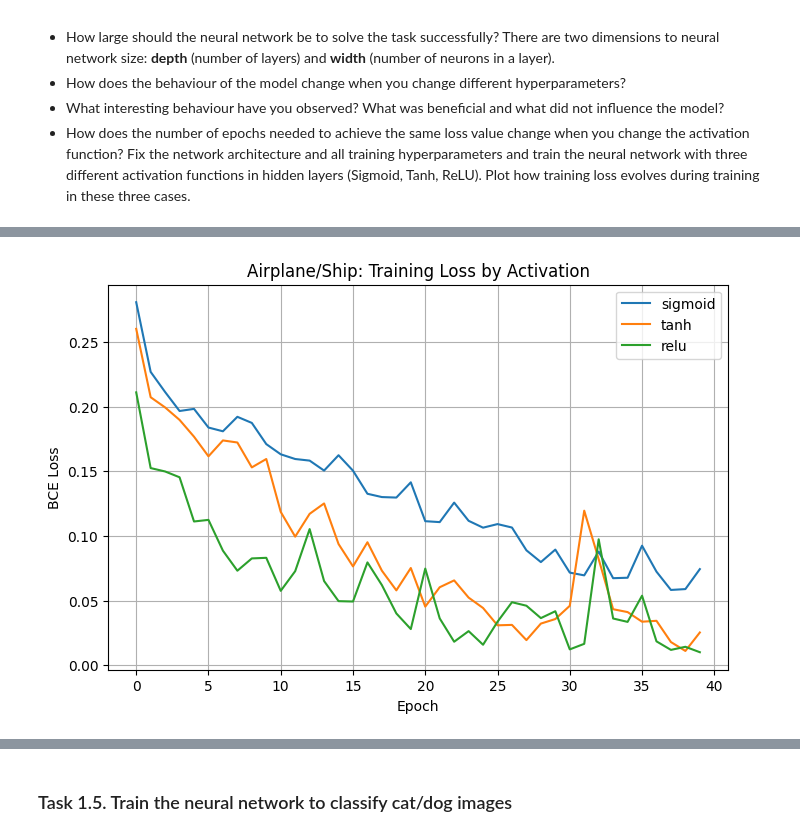
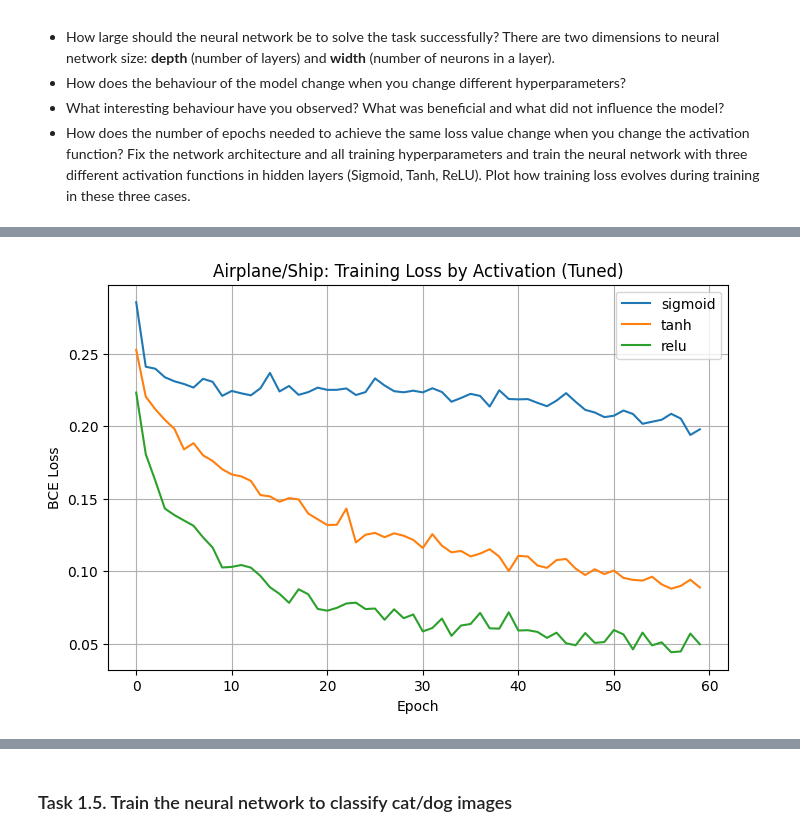
Before and after one commit to aymanapatel/nebius-assignments, a Jupyter notebook: module1/assignment2/homework_CIFAR10.ipynb, the cells around one changed output, grey strips where cells are left out. Saved outputs shown, nothing was run; the diff lists cells and outputs as text; code cells hidden in the pictures.

```diff
--- a/module1/assignment2/homework_CIFAR10.ipynb
+++ b/module1/assignment2/homework_CIFAR10.ipynb
@@ -303,9 +301,12 @@ After you've done experimenting, describe your findings. Try to answer the follo
 - What interesting behaviour have you observed? What was beneficial and what did not influence the model?
 - How does the number of epochs needed to achieve the same loss value change when you change the activation function? Fix the network architecture and all training hyperparameters and train the neural network with three different activation functions in hidden layers (Sigmoid, Tanh, ReLU). Plot how training loss evolves during training in these three cases.
 # %%
-# Experiment: airplane/ship classification target > 0.94
+import torch
+from torch.utils.data import DataLoader, TensorDataset
+import matplotlib.pyplot as plt
 
-def run_binary_experiment(train_df, test_df, hidden_sizes, activation, use_batchnorm=False, dropout=0.0, lr=1e-3, epochs=25, batch_size=128):
+# Added weight_decay to parameters
+def run_binary_experiment(train_df, test_df, hidden_sizes, activation, use_batchnorm=False, dropout=0.0, lr=1e-3, weight_decay=0.0, epochs=25, batch_size=128):
     X_train = torch.tensor(train_df.drop(columns=['label']).values / 255.0, dtype=torch.float32)
     y_train = torch.tensor(train_df['label'].values, dtype=torch.float32)
     X_test = torch.tensor(test_df.drop(columns=['label']).values / 255.0, dtype=torch.float32)
@@ -316,29 +317,33 @@ def run_binary_experiment(train_df, test_df, hidden_sizes, activation, use_batch
 
     model = Net(hidden_sizes=hidden_sizes, activation=activation, use_batchnorm=use_batchnorm, dropout=dropout)
     criterion_local = torch.nn.BCELoss()
-    optimizer_local = torch.optim.Adam(model.parameters(), lr=lr)
+
+    # Passed weight_decay to optimizer
+    optimizer_local = torch.optim.Adam(model.parameters(), lr=lr, weight_decay=weight_decay)
 
     model = train(model, train_loader_local, criterion_local, optimizer_local, epochs)
     test_loss, test_acc = evaluate(model, test_loader_local, criterion_local)
 
     return model, test_loss, test_acc
 
-# Best model search (lightweight)
+# Best model search (Tuned)
 binary_results = {}
 model_relu, loss_relu, acc_relu = run_binary_experiment(
     train_data_frog_ship,
     test_data_frog_ship,
-    hidden_sizes=(512, 256),
+    hidden_sizes=(1024, 512, 256), # Increased capacity
     activation='relu',
     use_batchnorm=True,
-    dropout=0.2,
-    lr=1e-3,
-    epochs=25,
+    dropout=0.35,                  # Increased dropout
+    lr=5e-4,                       # Decreased learning rate
+    weight_decay=1e-4,             # Added L2 regularization
+    epochs=60,                     # Increased epochs
+    batch_size=64                  # Decreased batch size
 )
 binary_results['relu_best'] = {'loss': loss_relu, 'acc': acc_relu}
 print(f"Best airplane/ship model -> loss: {loss_relu:.4f}, acc: {acc_relu:.4f}")
 
-# Activation comparison on fixed architecture
+# Activation comparison using best tuned airplane/ship config
 activation_histories = {}
 activation_metrics = {}
 for act in ['sigmoid', 'tanh', 'relu']:
@@ -347,20 +352,21 @@ for act in ['sigmoid', 'tanh', 'relu']:
         test_data_frog_ship,
         hidden_sizes=(1024, 512, 256),
         activation=act,
-        # optimizer=AdamW(lr=3e-4, weight_decay=1e-4),
         use_batchnorm=True,
-        dropout=0.0,
-        lr=1e-3,
-        epochs=40,
-        batch_size=256
+        dropout=0.35,
+        lr=5e-4,
+        weight_decay=1e-4,
+        epochs=60,
+        batch_size=64
     )
     activation_histories[act] = model_act.loss_history
     activation_metrics[act] = (loss_act, acc_act)
 
+# The original graph
 plt.figure(figsize=(8, 5))
 for act in ['sigmoid', 'tanh', 'relu']:
     plt.plot(activation_histories[act], label=act)
-plt.title('Airplane/Ship: Training Loss by Activation')
+plt.title('Airplane/Ship: Training Loss by Activation (Tuned)')
 plt.xlabel('Epoch')
 plt.ylabel('BCE Loss')
 plt.legend()
@@ -378,2 +384,2 @@ Best airplane/ship model -> loss: 0.2091, acc: 0.9445
-[figure, old version]
+[figure, new version]
 Activation comparison (airplane/ship):
```
Also changed, not shown: parts of 12 cells of this notebook.
